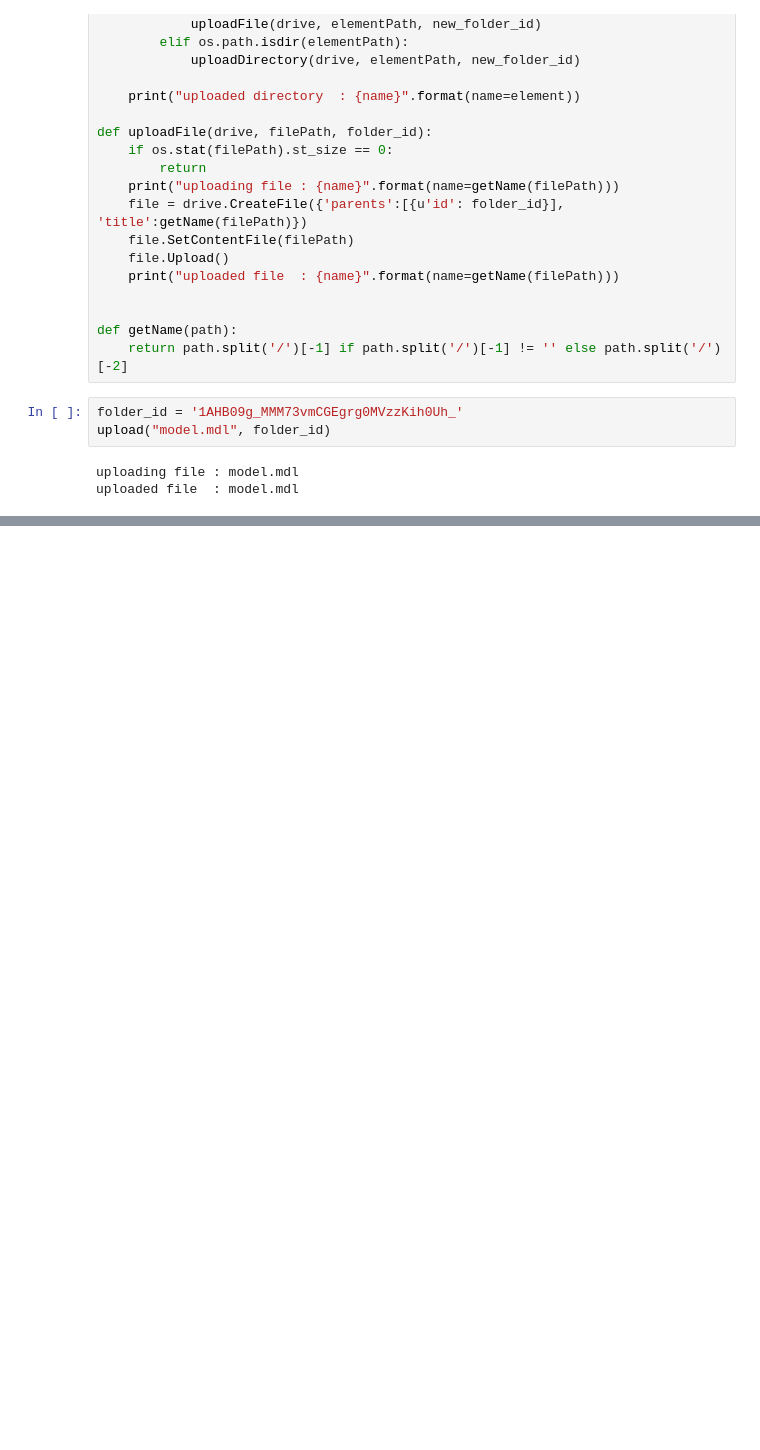
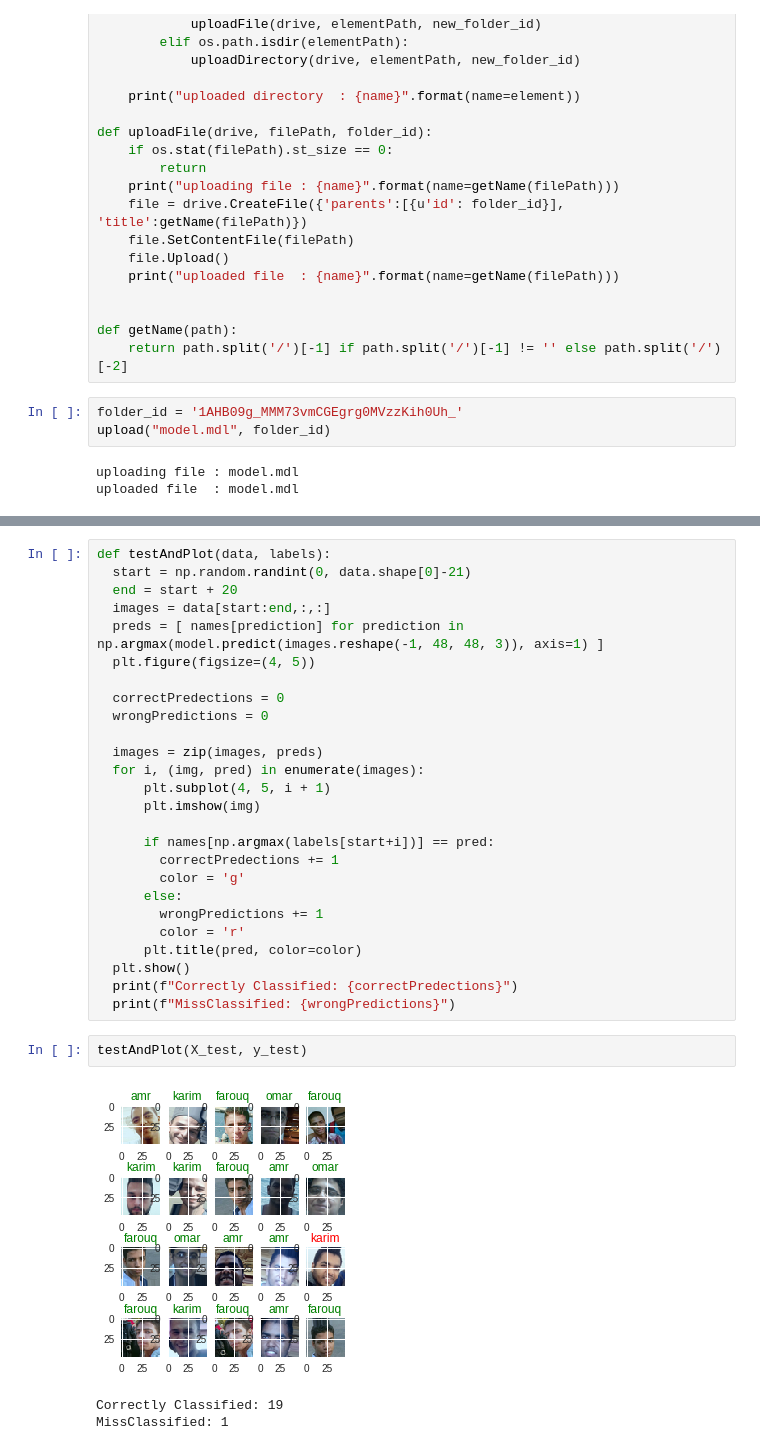
Before and after one commit to MahmoudFarouq/faceVerification, a Jupyter notebook: CNN_ResNet.ipynb, the cells around one changed output, grey strips where cells are left out. Saved outputs shown, nothing was run; the diff lists cells and outputs as text; blank space fills up the shorter version.

Commit message:
added plotting function

```diff
--- a/CNN_ResNet.ipynb
+++ b/CNN_ResNet.ipynb
@@ -337,0 +342,32 @@ uploaded file  : model.mdl
+# %%
+def testAndPlot(data, labels):
+  start = np.random.randint(0, data.shape[0]-21)
+  end = start + 20
+  images = data[start:end,:,:]
+  preds = [ names[prediction] for prediction in np.argmax(model.predict(images.reshape(-1, 48, 48, 3)), axis=1) ]
+  plt.figure(figsize=(4, 5))
+
+  correctPredections = 0
+  wrongPredictions = 0
+
+  images = zip(images, preds)
+  for i, (img, pred) in enumerate(images):
+      plt.subplot(4, 5, i + 1)
+      plt.imshow(img)
+
+      if names[np.argmax(labels[start+i])] == pred:
+        correctPredections += 1
+        color = 'g'
+      else:
+        wrongPredictions += 1
+        color = 'r'
+      plt.title(pred, color=color)
+  plt.show()
+  print(f"Correctly Classified: {correctPredections}")
+  print(f"MissClassified: {wrongPredictions}")
+# %%
+testAndPlot(X_test, y_test)
+# %% [output]
+[figure, added]
+Correctly Classified: 19
+MissClassified: 1
```
Also changed, not shown: parts of 2 cells of this notebook.
